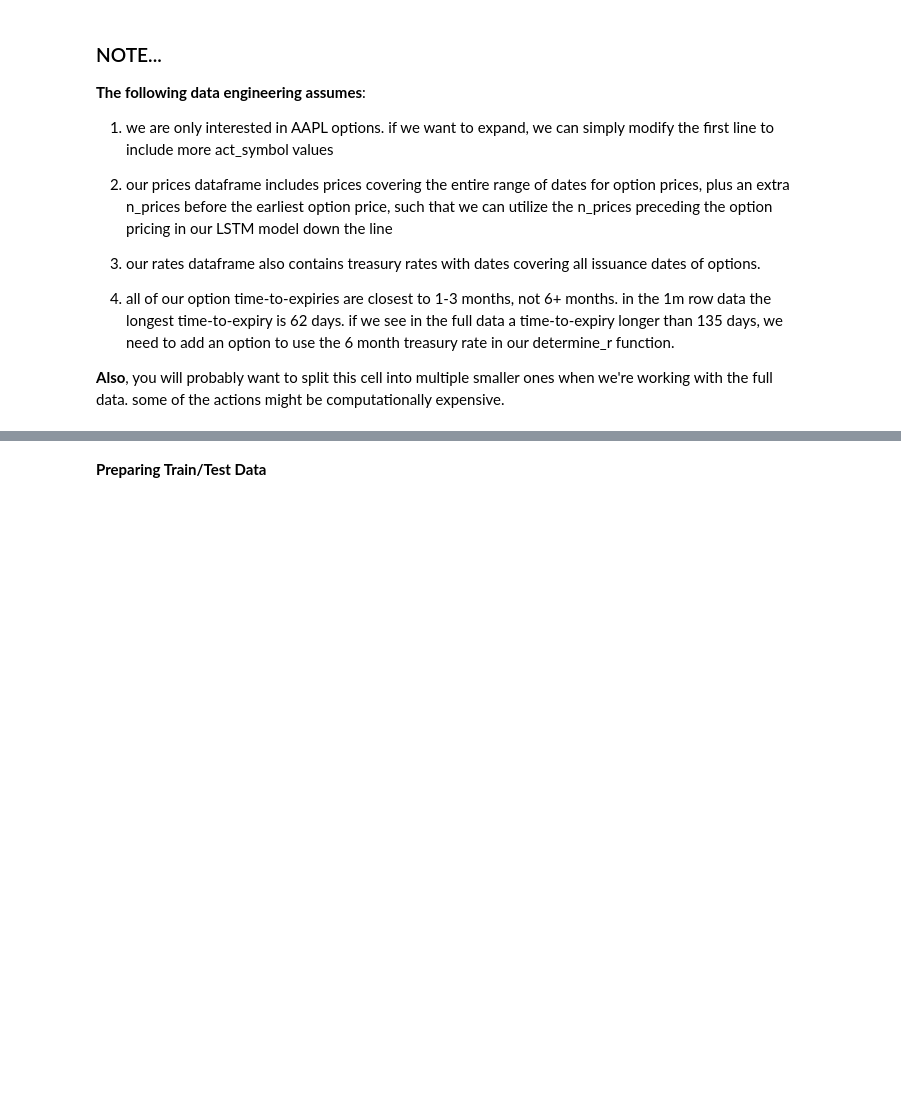
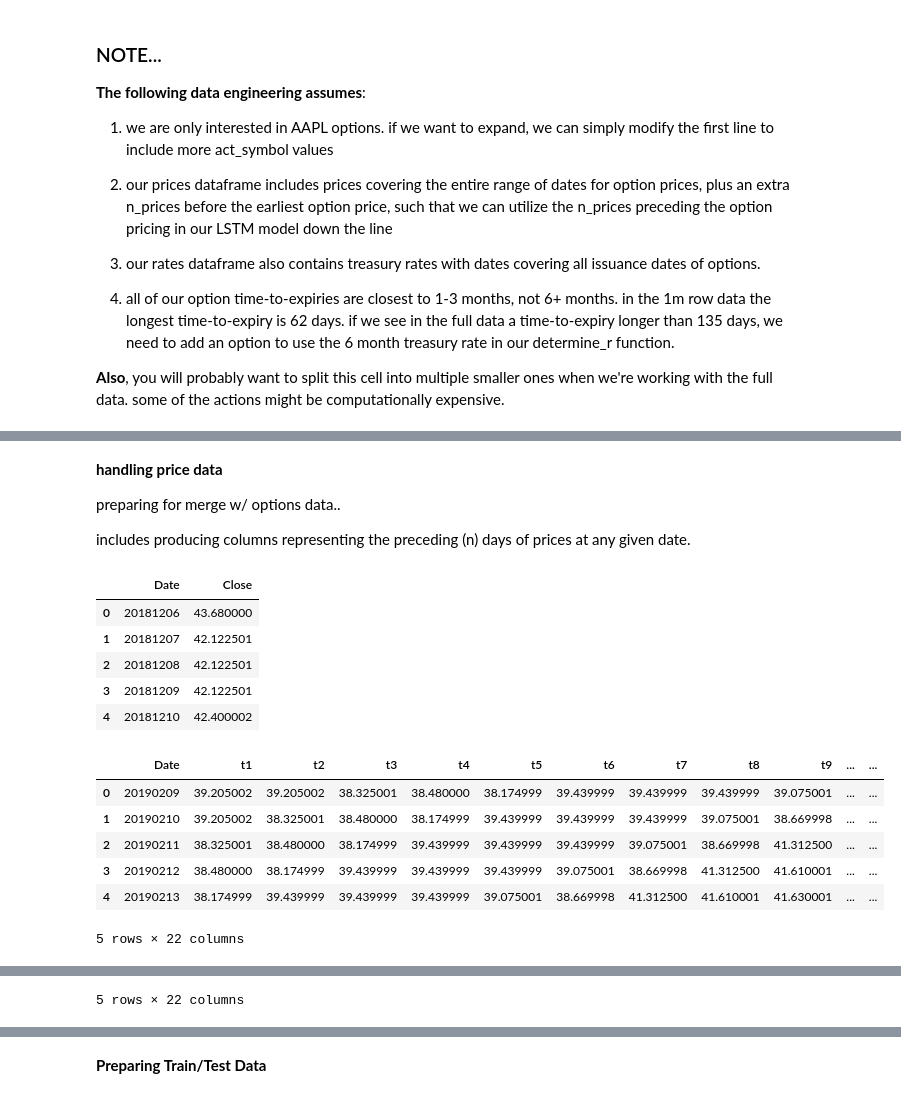
Before and after one commit to mnmcfadd/Options_LSTM, a Jupyter notebook: Script.ipynb, the cells around one changed output, grey strips where cells are left out. Saved outputs shown, nothing was run; the diff lists cells and outputs as text; code cells hidden in the pictures; blank space fills up the shorter version.

```diff
--- a/Script.ipynb
+++ b/Script.ipynb
@@ -100,0 +142,54 @@ See the caveats in the documentation: https://pandas.pydata.org/pandas-docs/stab
+# %% [markdown]
+**handling price data**
+
+preparing for merge w/ options data..
+
+includes producing columns representing the preceding (n) days of prices at any given date.
+# %%
+n_timesteps = 20
+
+aapl_prices = prices.copy()
+aapl_prices['Date'] = pd.to_datetime(aapl_prices['Date'], format='%Y-%m-%d')
+#.dt.strftime('%Y%m%d')
+#reindexing..
+aapl_prices.set_index('Date', inplace=True)
+# Create a complete date range from the first to the last date in the data
+full_date_range = pd.date_range(start=aapl_prices.index.min(), end=aapl_prices.index.max(), freq='D')
+aapl_reindexed = aapl_prices.reindex(full_date_range)
+
+# fill NaN values for price..
+aapl_reindexed.ffill(inplace=True)
+aapl_reindexed.reset_index(inplace=True)
+aapl_reindexed.rename(columns={'index': 'Date'}, inplace=True)
+
+aapl_reindexed['Date'] = pd.to_numeric(aapl_reindexed['Date'].dt.strftime('%Y%m%d'))
+display(aapl_reindexed.head())
+
+#obtaining subset of aapl prices starting n_timesteps days before the earliest date in options_rates, and
+#ending on the latest date in options_rates
+startIndex = aapl_reindexed.index[min(options_rates['date']) == aapl_reindexed['Date']].tolist()[0] - n_timesteps
+endIndex = aapl_reindexed.index[max(options_rates['date']) == aapl_reindexed['Date']].tolist()[0] + 1
+aapl_reindexed = aapl_reindexed.iloc[startIndex:endIndex,:]
+#creating dataframe w/ n+2 columns indicating the previous n prices and the current price at a given day
+stepData = []
+for i in range(len(aapl_reindexed) - n_timesteps):
+    date = aapl_reindexed['Date'].iloc[i + n_timesteps]
+    n_prices = aapl_reindexed['Close'].iloc[i:i + n_timesteps + 1].tolist()
+    stepData.append([date] + n_prices)
+columns = ['Date'] + [f't{i+1}' for i in range(n_timesteps)] + ['currentP']
+lastn_prices = pd.DataFrame(stepData, columns=columns)
+display(lastn_prices.head(), lastn_prices.tail())
+# %% [output]
+|  | Date | Close |
+| 0 | 20181206 | 43.680000 |
+| 1 | 20181207 | 42.122501 |
+| 2 | 20181208 | 42.122501 |
+| 3 | 20181209 | 42.122501 |
+| 4 | 20181210 | 42.400002 |
+|  | Date | t1 | t2 | t3 | t4 | t5 | t6 | t7 | t8 | t9 | ... | ... |
+| 0 | 20190209 | 39.205002 | 39.205002 | 38.325001 | 38.480000 | 38.174999 | 39.439999 | 39.439999 | 39.439999 | 39.075001 | ... | ... |
+| 1 | 20190210 | 39.205002 | 38.325001 | 38.480000 | 38.174999 | 39.439999 | 39.439999 | 39.439999 | 39.075001 | 38.669998 | ... | ... |
+| 2 | 20190211 | 38.325001 | 38.480000 | 38.174999 | 39.439999 | 39.439999 | 39.439999 | 39.075001 | 38.669998 | 41.312500 | ... | ... |
+| 3 | 20190212 | 38.480000 | 38.174999 | 39.439999 | 39.439999 | 39.439999 | 39.075001 | 38.669998 | 41.312500 | 41.610001 | ... | ... |
+| 4 | 20190213 | 38.174999 | 39.439999 | 39.439999 | 39.439999 | 39.075001 | 38.669998 | 41.312500 | 41.610001 | 41.630001 | ... | ... |
+5 rows × 22 columns
@@ -100,0 +202 @@ See the caveats in the documentation: https://pandas.pydata.org/pandas-docs/stab
+5 rows × 22 columns
```
Also changed, not shown: parts of 30 cells of this notebook, 1 other file.
